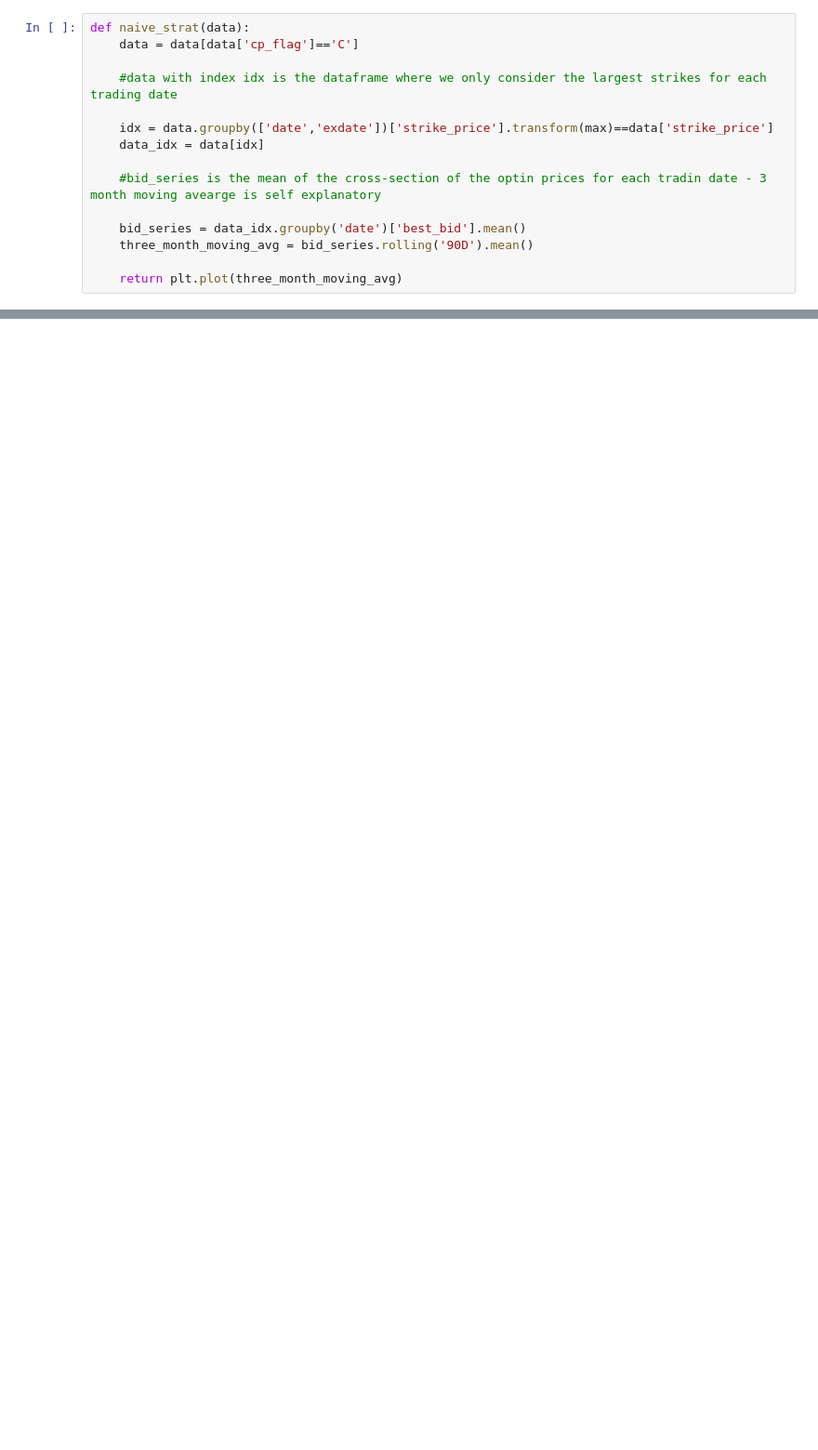
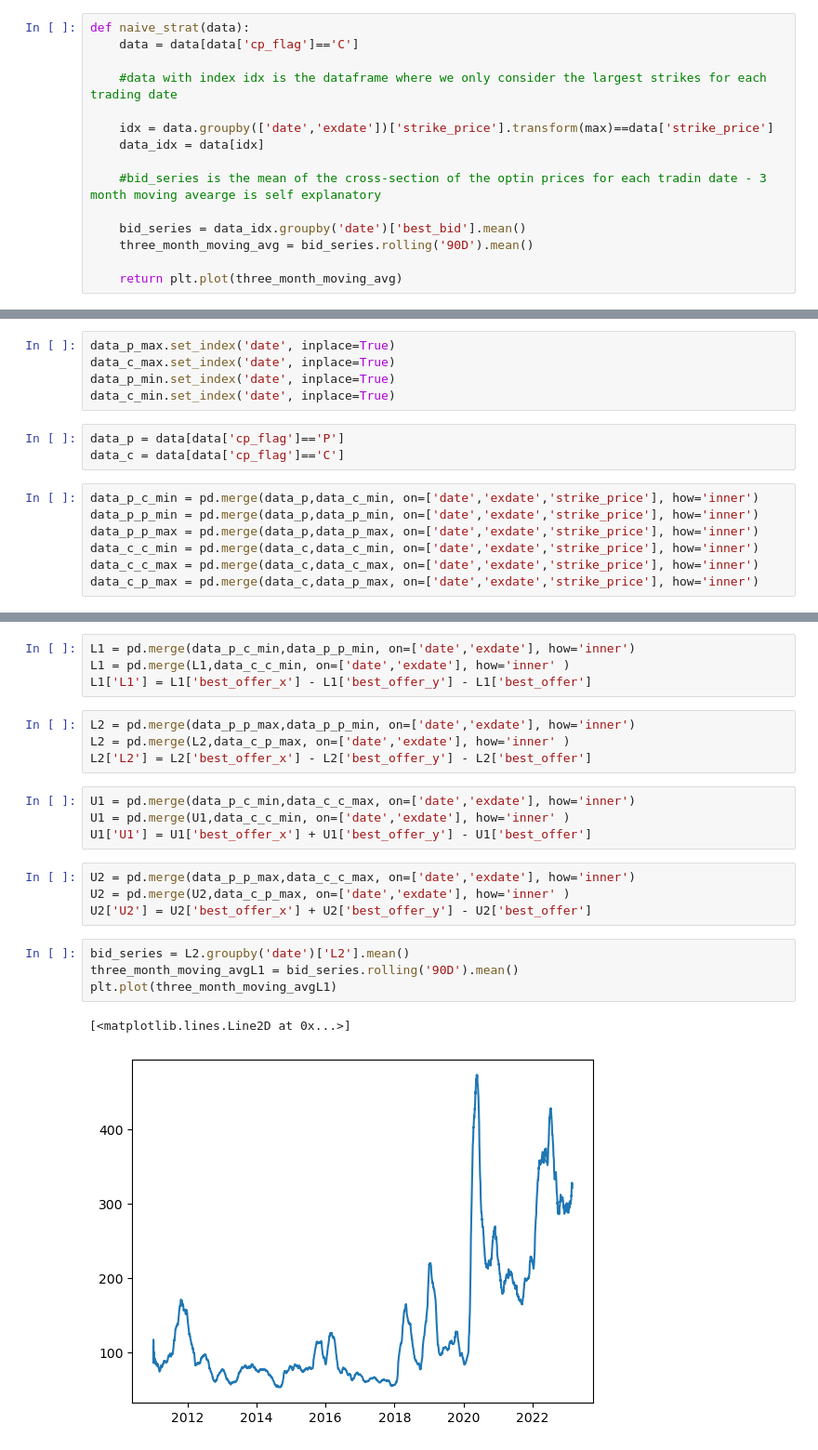
Before and after one commit to Vivaldigno/Bubble-Strat, a Jupyter notebook: Bubbles.ipynb, the cells around one changed output, grey strips where cells are left out. Shown: that part at 93% size. Saved outputs shown, nothing was run; the diff lists cells and outputs as text; blank space fills up the shorter version.

```diff
--- a/Bubbles.ipynb
+++ b/Bubbles.ipynb
@@ -52,0 +89,15 @@ naive_strat(data)
+# %%
+data_p_max.set_index('date', inplace=True)
+data_c_max.set_index('date', inplace=True)
+data_p_min.set_index('date', inplace=True)
+data_c_min.set_index('date', inplace=True)
+# %%
+data_p = data[data['cp_flag']=='P']
+data_c = data[data['cp_flag']=='C']
+# %%
+data_p_c_min = pd.merge(data_p,data_c_min, on=['date','exdate','strike_price'], how='inner')
+data_p_p_min = pd.merge(data_p,data_p_min, on=['date','exdate','strike_price'], how='inner')
+data_p_p_max = pd.merge(data_p,data_p_max, on=['date','exdate','strike_price'], how='inner')
+data_c_c_min = pd.merge(data_c,data_c_min, on=['date','exdate','strike_price'], how='inner')
+data_c_c_max = pd.merge(data_c,data_c_max, on=['date','exdate','strike_price'], how='inner')
+data_c_p_max = pd.merge(data_c,data_p_max, on=['date','exdate','strike_price'], how='inner')
@@ -52,0 +152,23 @@ naive_strat(data)
+# %%
+L1 = pd.merge(data_p_c_min,data_p_p_min, on=['date','exdate'], how='inner')
+L1 = pd.merge(L1,data_c_c_min, on=['date','exdate'], how='inner' )
+L1['L1'] = L1['best_offer_x'] - L1['best_offer_y'] - L1['best_offer']
+# %%
+L2 = pd.merge(data_p_p_max,data_p_p_min, on=['date','exdate'], how='inner')
+L2 = pd.merge(L2,data_c_p_max, on=['date','exdate'], how='inner' )
+L2['L2'] = L2['best_offer_x'] - L2['best_offer_y'] - L2['best_offer']
+# %%
+U1 = pd.merge(data_p_c_min,data_c_c_max, on=['date','exdate'], how='inner')
+U1 = pd.merge(U1,data_c_c_min, on=['date','exdate'], how='inner' )
+U1['U1'] = U1['best_offer_x'] + U1['best_offer_y'] - U1['best_offer']
+# %%
+U2 = pd.merge(data_p_p_max,data_c_c_max, on=['date','exdate'], how='inner')
+U2 = pd.merge(U2,data_c_p_max, on=['date','exdate'], how='inner' )
+U2['U2'] = U2['best_offer_x'] + U2['best_offer_y'] - U2['best_offer']
+# %%
+bid_series = L2.groupby('date')['L2'].mean()
+three_month_moving_avgL1 = bid_series.rolling('90D').mean()
+plt.plot(three_month_moving_avgL1)
+# %% [output]
+[<matplotlib.lines.Line2D at 0x...>]
+[figure, added]
```
Also changed, not shown: parts of 37 cells of this notebook.
